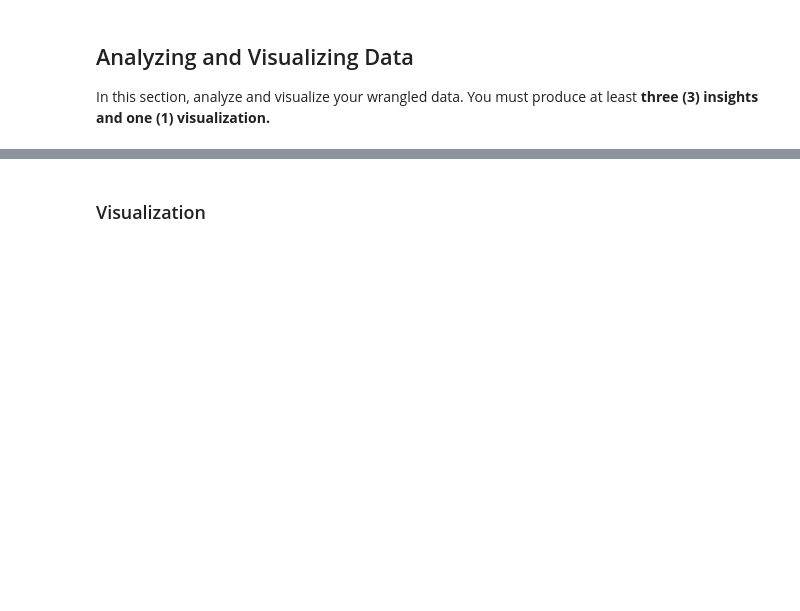
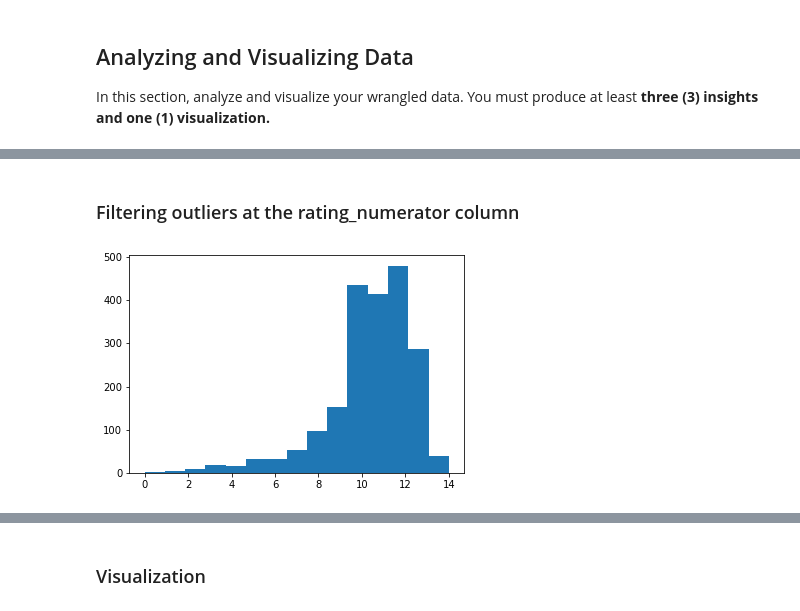
Before and after one commit to mpicanco/Project4, a Jupyter notebook: wrangle_act.ipynb, the cells around one changed output, grey strips where cells are left out. Cells and saved outputs as stored; diff of their text form; code cells hidden in the pictures; blank space fills up the shorter version.

```diff
--- a/wrangle_act.ipynb
+++ b/wrangle_act.ipynb
@@ -462,7 +681,5 @@ Mask rows witn with name column entry equal 'a' and change for NaN
 # %%
+# Tidiness issue
+df4_clean['dog_stage'] = df4_clean.doggo.fillna('')+ df4_clean.floofer.fillna('') + df4_clean.pupper.fillna('') +df4_clean.puppo.fillna('')
 
-# Tidiness issue
-
-
-df1_clean['dog_stage'] = df1_clean.doggo.fillna('')+ df1_clean.floofer.fillna('') + df1_clean.pupper.fillna('') +df1_clean.puppo.fillna('')
-df1_clean.dog_stage=df1_clean.dog_stage.replace(r'^\s*$', np.nan, regex=True)
+df4_clean.dog_stage=df4_clean.dog_stage.replace(r'^\s*$', np.nan, regex=True)
@@ -468,0 +707,2 @@ df1_clean.dog_stage=df1_clean.dog_stage.replace(r'^\s*$', np.nan, regex=True)
+# %%
+df4_clean.drop(['index','doggo', 'floofer',  'pupper', 'puppo',  'stg_count'],axis='columns', inplace=True)
@@ -468,0 +748,2 @@ df1_clean.dog_stage=df1_clean.dog_stage.replace(r'^\s*$', np.nan, regex=True)
+# %%
+df4_clean_master = df4_clean.fillna('Unkown')
@@ -481,0 +818,9 @@ In this section, analyze and visualize your wrangled data. You must produce at l
+# %% [markdown]
+### Filtering outliers at the rating_numerator column
+# %%
+df4_clean_sub = df4_clean_master[df4_clean_master.rating_numerator<20]
+# %%
+plt.hist(df4_clean_sub.rating_numerator,bins=15);
+plt.savefig("./image/histogram01.png")
+# %% [output]
+[figure, added]
```
Also changed, not shown: parts of 100 cells of this notebook, 32 other files.
